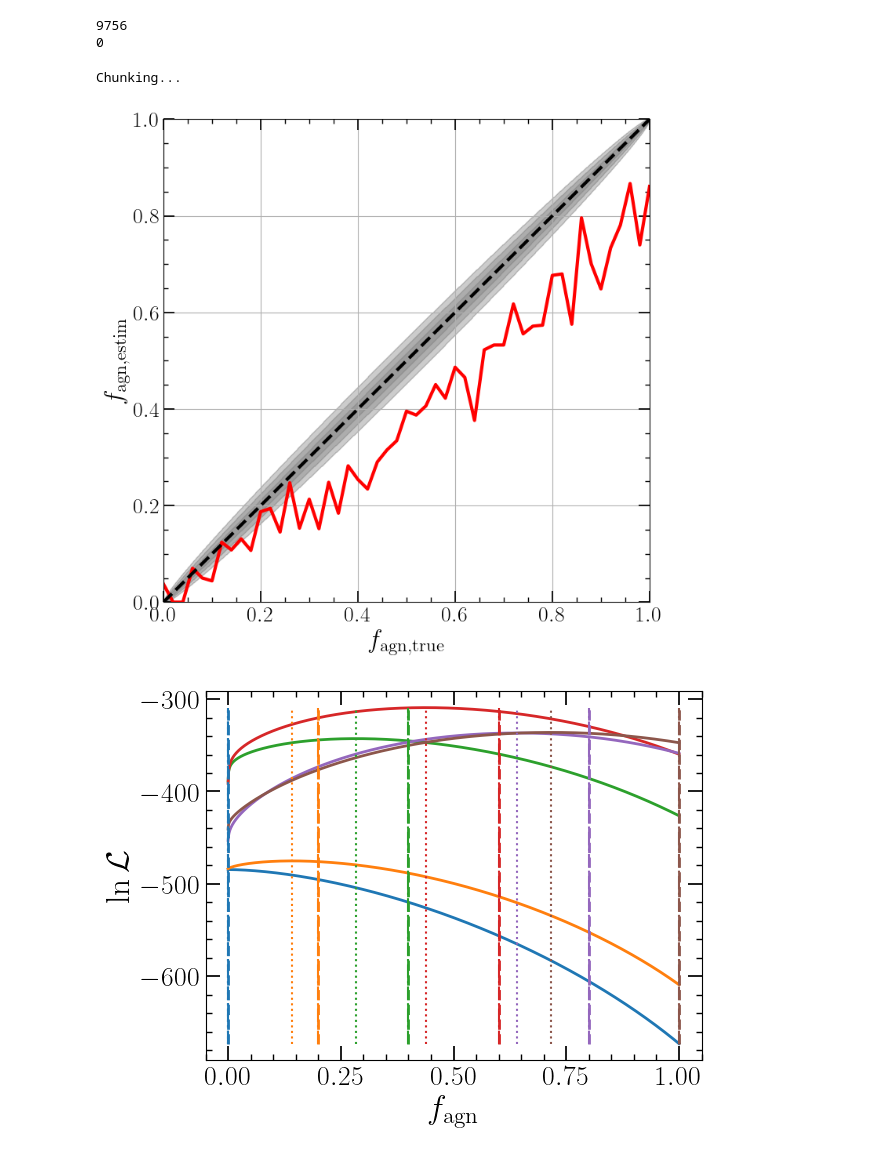
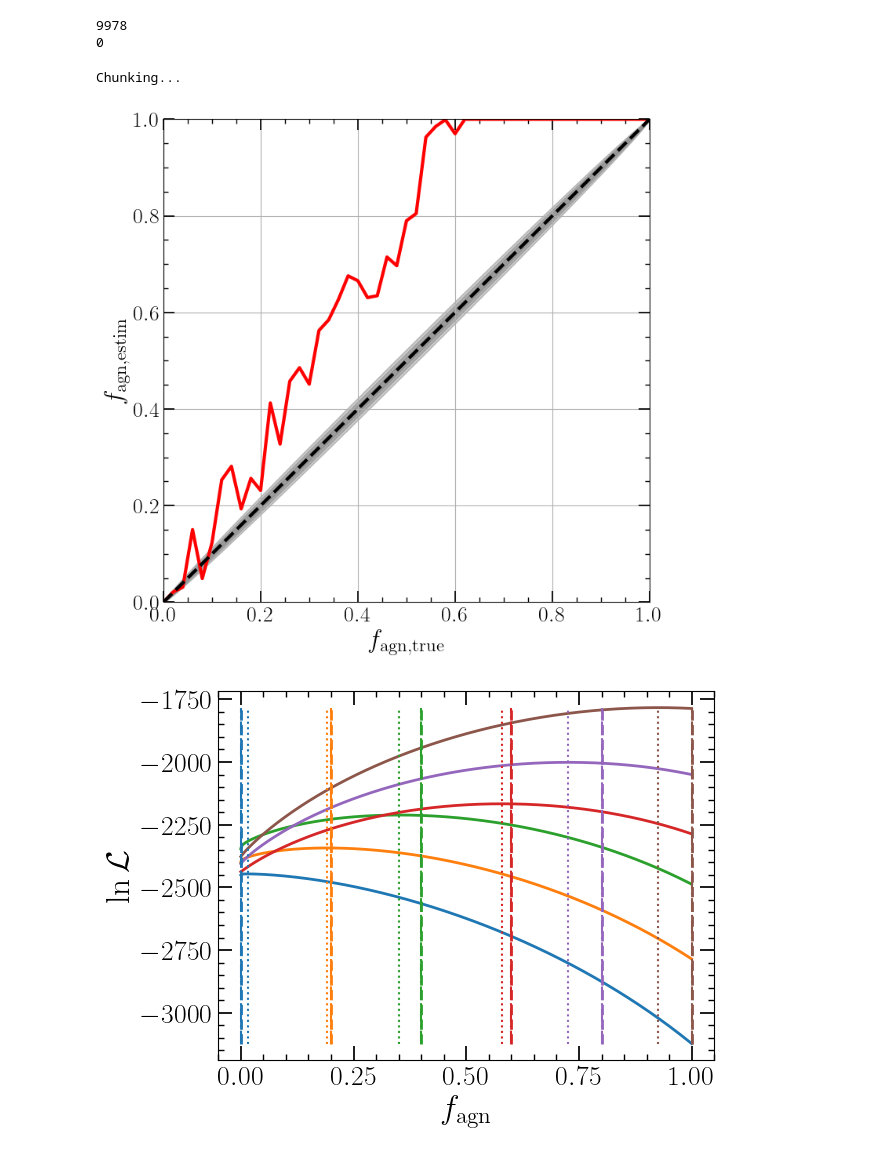
Before and after one commit to LucasPouw/darksirenpop, a Jupyter notebook: checkresults.ipynb, the cells around one changed output. Cells and saved outputs as stored; diff of their text form; code cells hidden in the pictures.

```diff
--- a/checkresults.ipynb
+++ b/checkresults.ipynb
@@ -18,9 +18,9 @@ for key, filename in posterior_samples_dictionary.items():
     with h5py.File(filename, 'r') as f:
         origin_dict[key] = f['mock']['truths']['from_agn'][()].astype(bool)
 # %%
-cw_pagn = np.load('cweighted_pagn_sky_v15.npy')
-palt = np.load('palt_sky_v15.npy')
-cw_palt = np.load('cweighted_palt_sky_v15.npy')
+cw_pagn = np.load('cweighted_pagn_sky_v17.npy')
+palt = np.load('palt_sky_v17.npy')
+cw_palt = np.load('cweighted_palt_sky_v17.npy')
 origins = np.array([val for val in origin_dict.values()])
 
 # remove_outlier = cw_pagn < 1e19
@@ -87,7 +87,7 @@ selec = (cw_pagn != 0) & (~np.isnan(cw_pagn))
 print(np.sum(selec))
 print(np.sum(np.isnan(cw_pagn)))
 # %% [output]
-9756
+9978
 0
 # %%
 # origins = origins[selec]
@@ -112,7 +112,7 @@ print(np.sum(np.isnan(cw_pagn)))
 # print(high - estimated_fagns[0])
 # print(estimated_fagns[0] - low)
 # %%
-use_N_gws = 1000
+use_N_gws = 4000
 max_N_fagns = 51
 N_true_fagns = min(use_N_gws+1, max_N_fagns)    # Cannot create more f_agn values than use_N_gws+1 and don't want to generate more than max_N_fagns
 calc_logllh_at_N_points = 1000                   # Only change if you want higher resolution, but why would you?
@@ -188,34 +188,34 @@ estimated_fagns = log_llh_x_ax[np.argmax(log_llh, axis=0)]  # TODO: change to in
 # for i, llh in enumerate(log_llh.T):
 #     low_fagn, up_fagn = compute_credible_interval(log_llh_x_ax, llh)
 #     lowers[i], uppers[i] = estimated_fagns[i] - low_fagn, up_fagn - estimated_fagns[i]
 #     break
 
 ####################################
 
 plt.figure(figsize=(8,8))
 plt.plot(true_fagns, estimated_fagns, color='red', linewidth=3)
 plt.plot(np.linspace(0,1,100), np.linspace(0,1,100), linestyle='dashed', color='black', zorder=6, linewidth=3)
 # plt.fill_between(true_fagns, estimated_fagns - lowers, estimated_fagns + uppers, color='red', alpha=0.3)
 
 CI = np.linspace(0, 1, 1001)
 for ci, alpha in zip([0.68, 0.95, 0.997], [0.1, 0.15, 0.2]):
     edge_of_bound = (1. - ci) / 2.
     lower = binom.ppf(1 - edge_of_bound, use_N_gws, CI) / use_N_gws
     upper = binom.ppf(edge_of_bound, use_N_gws, CI) / use_N_gws
     lower[0] = 0
     upper[0] = 0
     plt.fill_between(CI, lower, upper, alpha=alpha, color='k')
 
 plt.xlabel(r'$f_{\rm agn, true}$')
 plt.ylabel(r'$f_{\rm agn, estim}$')
 # plt.legend()
 plt.grid()
 plt.xlim(0, 1)
 plt.ylim(0, 1)
 plt.show()
 # %% [output]
 Chunking...
-[figure, old version]
+[figure, new version]
 # %%
 plt.figure()
 ymin = np.inf
@@ -243,7 +243,7 @@ plt.xlabel(r'$f_{\rm agn}$')
 plt.ylabel(r'$\ln \mathcal{L}$')
 plt.show()
 # %% [output]
-[figure, old version]
+[figure, new version]
 # %%
 plt.figure(figsize=(8,8))
 plt.plot(true_fagns, estimated_fagns, color='red', linewidth=3)
```
Also changed, not shown: parts of 2 cells of this notebook, 4 other files.
